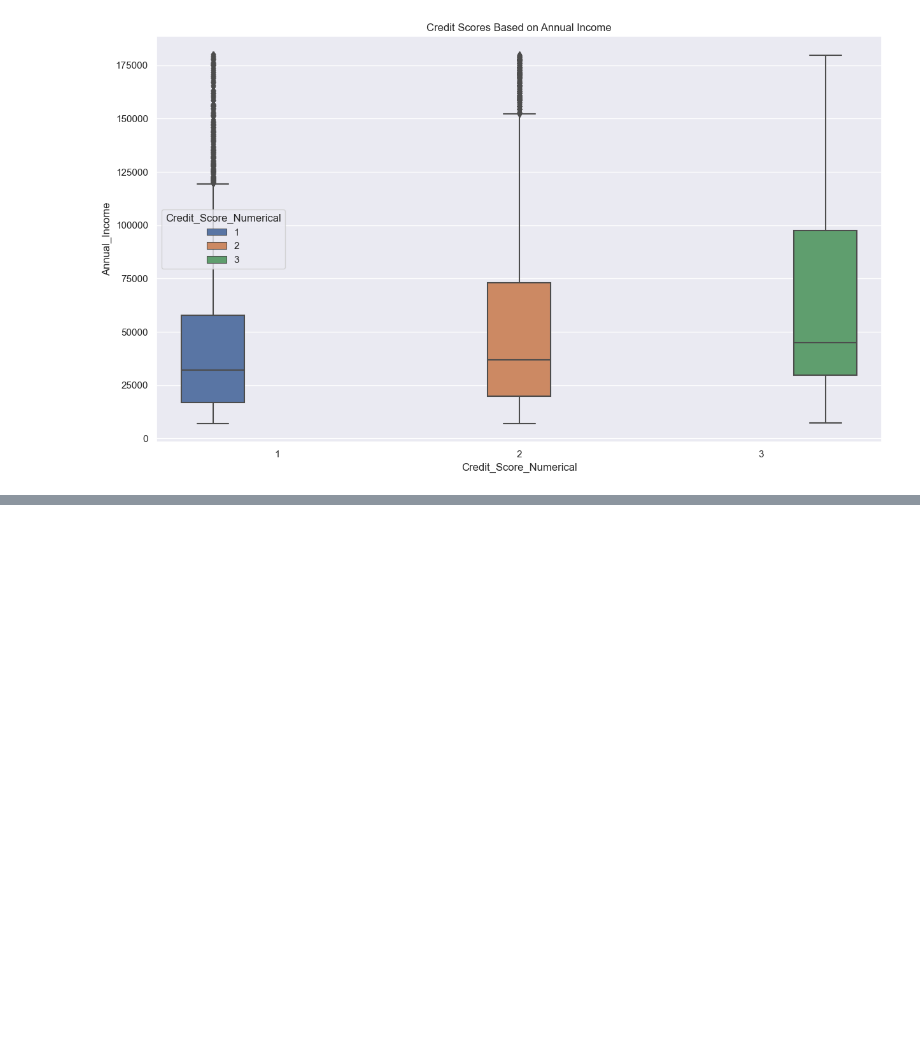
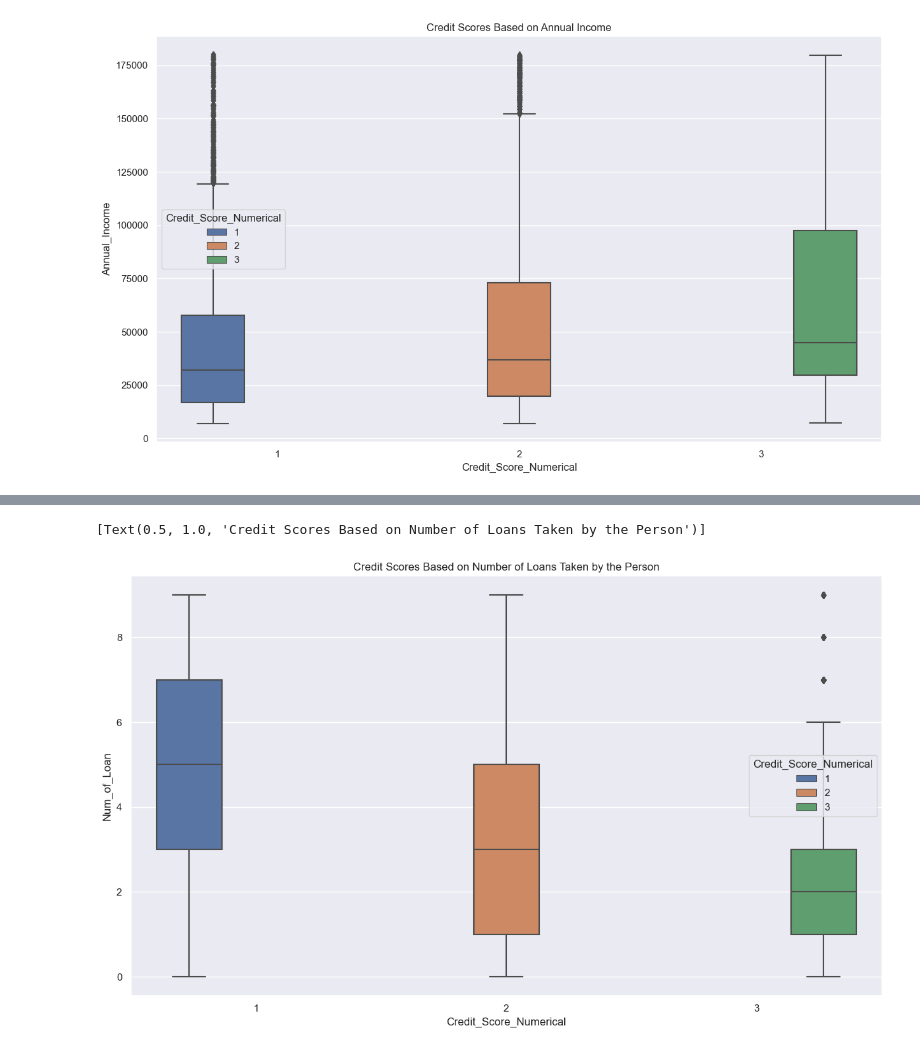
Before and after one commit to jowaynejosephs/credit_score_classification, a Jupyter notebook: credit_score_classification.ipynb, the cells around one changed output, grey strips where cells are left out. Drawn from its saved outputs; the diff is of its cells as text; code cells hidden in the pictures; blank space fills up the shorter version.

```diff
--- a/credit_score_classification.ipynb
+++ b/credit_score_classification.ipynb
@@ -119,0 +144,5 @@ sns.boxplot(data=data, x="Credit_Score_Numerical",y="Monthly_Inhand_Salary",hue=
+# %%
+sns.boxplot(data=data, x="Credit_Score_Numerical",y="Num_of_Loan",hue="Credit_Score_Numerical").set(title='Credit Scores Based on Number of Loans Taken by the Person')
+# %% [output]
+[Text(0.5, 1.0, 'Credit Scores Based on Number of Loans Taken by the Person')]
+[figure, added]
```
Also changed, not shown: parts of 13 cells of this notebook.
